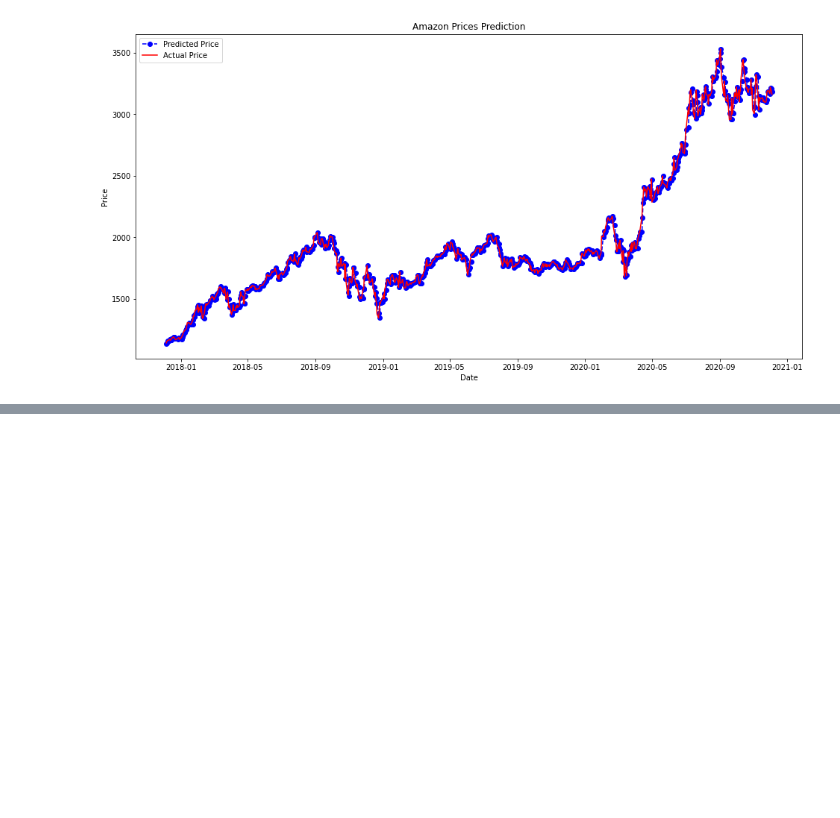
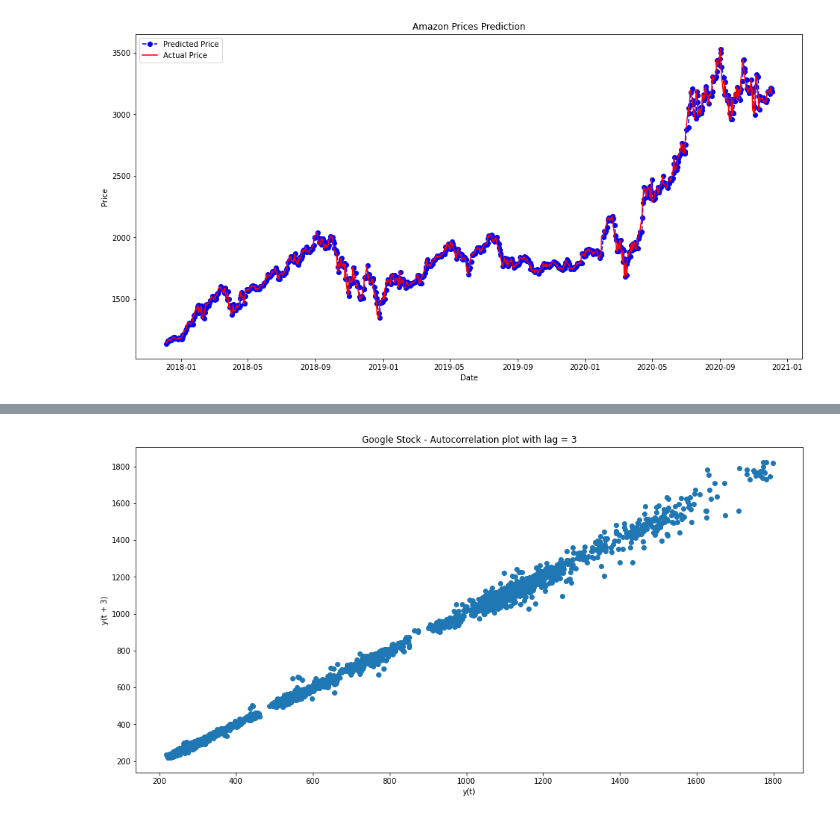
Before and after one commit to neetinds/Stock-Price-Prediction, a Jupyter notebook: Amazon_Price_Prediction_Using_LSTM_&_ARIMA.ipynb, the cells around one changed output, grey strips where cells are left out. Drawn from its saved outputs; the diff is of its cells as text; code cells hidden in the pictures; blank space fills up the shorter version.

```diff
--- a/Amazon_Price_Prediction_Using_LSTM_&_ARIMA.ipynb
+++ b/Amazon_Price_Prediction_Using_LSTM_&_ARIMA.ipynb
@@ -379,0 +679,4 @@ plt.show()
+# %%
+Adata_G = pd.read_csv('/content/gdrive/MyDrive/Stock-Price-Prediction-main/Time Series - Stock Price Prediction/GOOG.csv')
+Adata_G['Date'] = pd.to_datetime(Adata_G['Date'])
+Adata_G.set_index('Date',inplace=True)
@@ -379,0 +699,9 @@ plt.show()
+# %%
+#Our target variable will be the Close value.
+#Before building the ARIMA model, let’s see if there is some cross-correlation in our data.
+plt.figure(figsize=(16,8))
+lag_plot(Adata_G['Open'], lag=3)
+plt.title('Google Stock - Autocorrelation plot with lag = 3')
+plt.show()
+# %% [output]
+[figure, added]
```
Also changed, not shown: parts of 52 cells of this notebook.
